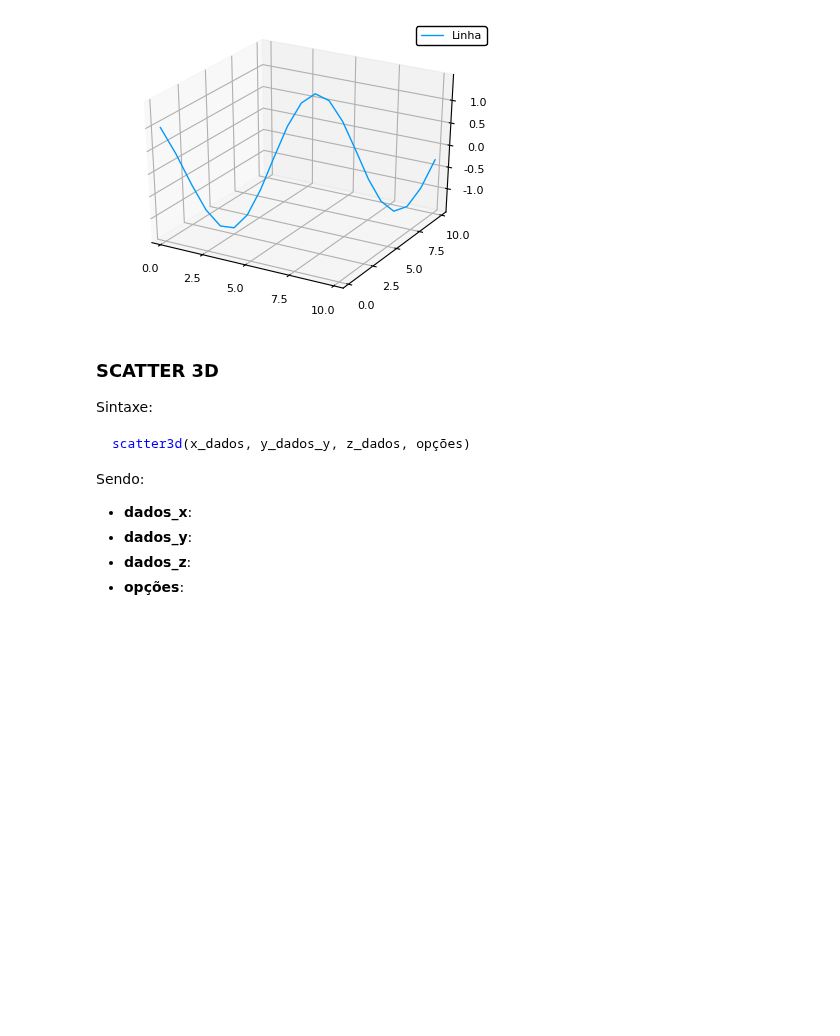
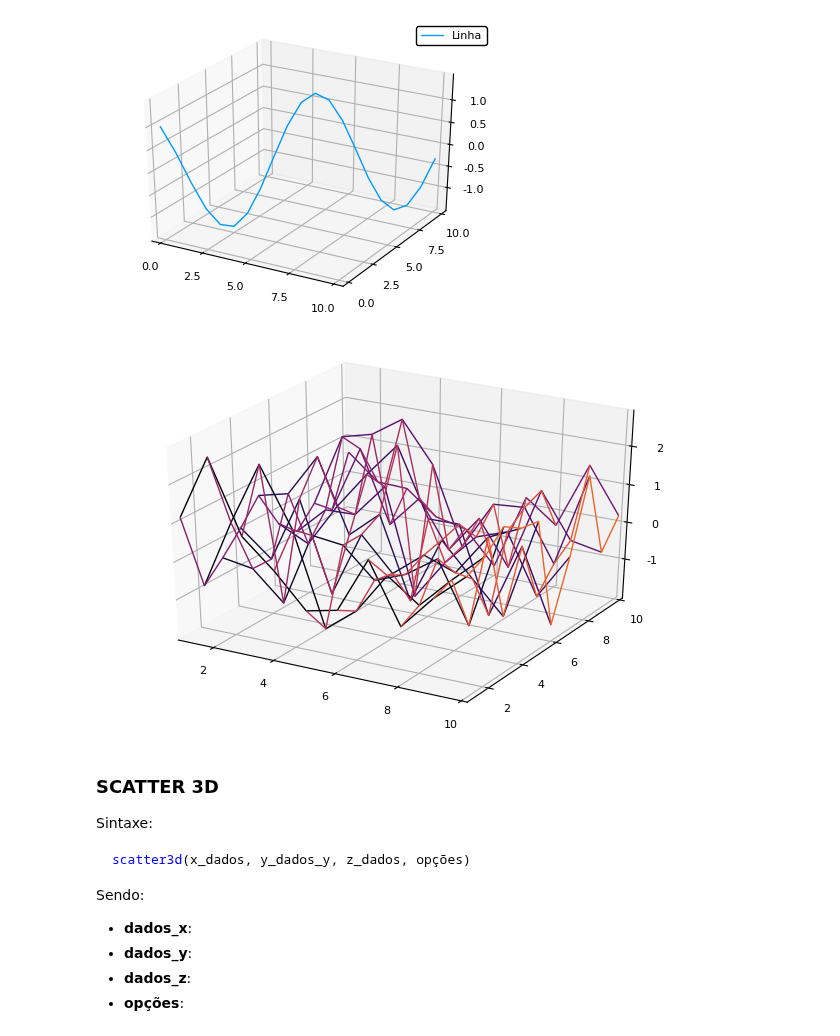
Before and after one commit to JuliaLangPt/tutorial_PT_BR, a Jupyter notebook: juliatutorialbr-v6-nivel-0/11-GRAFICOS-2D-3D-I.ipynb, the cells around one changed output. Drawn from its saved outputs; the diff is of its cells as text; code cells hidden in the pictures; blank space fills up the shorter version.

```diff
--- a/juliatutorialbr-v6-nivel-0/11-GRAFICOS-2D-3D-I.ipynb
+++ b/juliatutorialbr-v6-nivel-0/11-GRAFICOS-2D-3D-I.ipynb
@@ -357,6 +359,10 @@ vetor_y = 0:0.5:10;
 plot(vetor_x, vetor_y, z.(vetor_x, vetor_y), label = "Linha", size = (400, 300) )
 # %% [output]
 [figure]
+# %%
+wireframe(1:10,1:10,randn(10,10))
+# %% [output]
+[figure, added]
 # %% [markdown]
 ### SCATTER 3D
 
```
Also changed, not shown: parts of 11 cells of this notebook, 1 other file.
